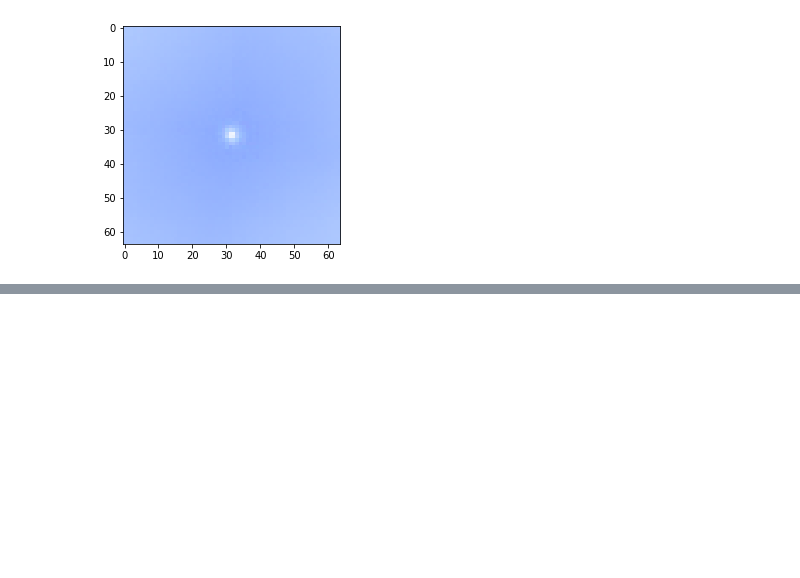
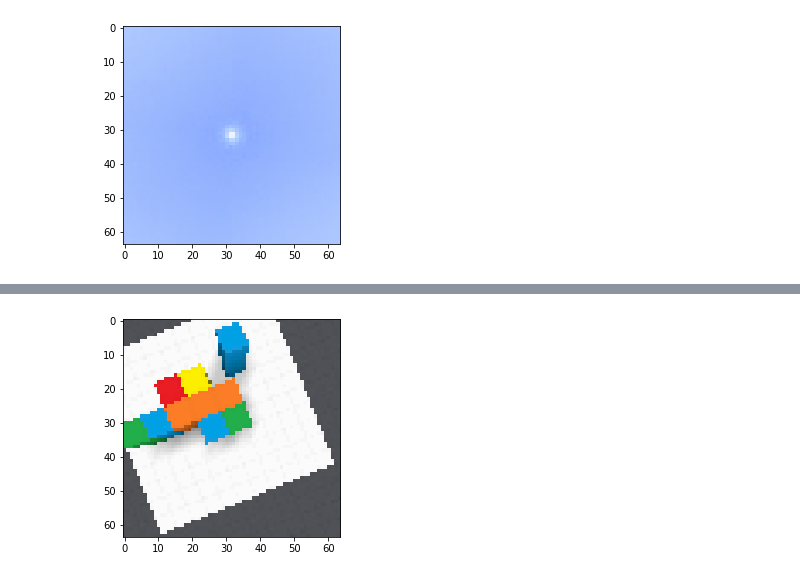
Before and after one commit to LinarAbdrazakov/IGLU-Minecraft, a Jupyter notebook: Visual Autoencoder Training (IGLU).ipynb, the cells around one changed output, grey strips where cells are left out. Cells and saved outputs as stored; diff of their text form; code cells hidden in the pictures; blank space fills up the shorter version.

Commit message:
trained new models and conducted experiments

```diff
--- a/Visual Autoencoder Training (IGLU).ipynb
+++ b/Visual Autoencoder Training (IGLU).ipynb
@@ -786,0 +907,8 @@ plot_tensor(model(tensor_image[None,:]).detach()[0])
+# %%
+model.cpu()
+for data in train_loader:
+    tensor_image = data[2,:,:,:] / 255.
+    plot_tensor(tensor_image)
+    break
+# %% [output]
+[figure, added]
```
Also changed, not shown: parts of 3 cells of this notebook, 4 other files.
